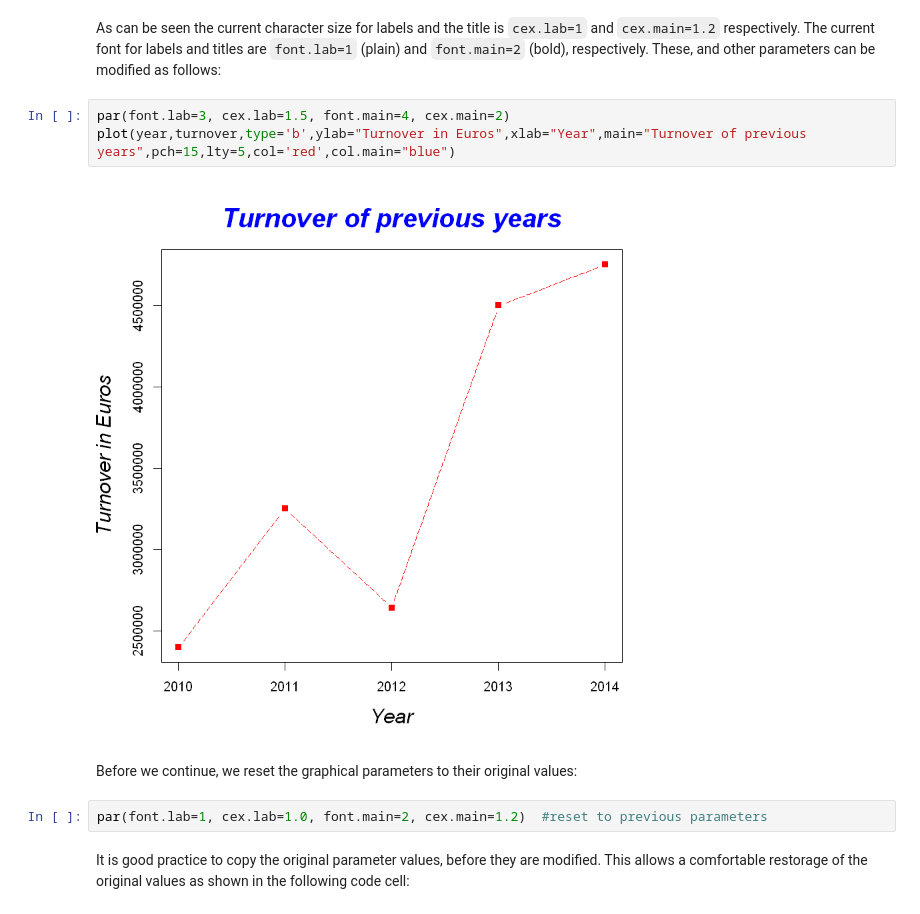
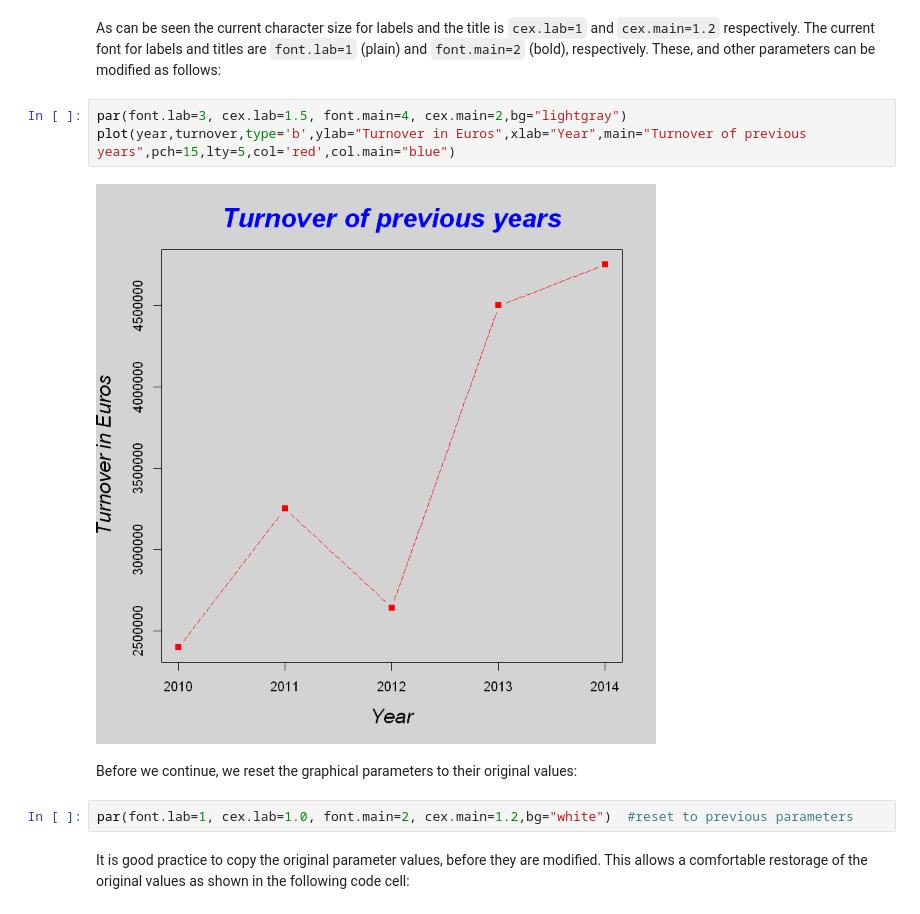
Before and after one commit to Mirza0602/Python, a Jupyter notebook: R/Lecture/01Basics/04Visualisation.ipynb, the cells around one changed output. Cells and saved outputs as stored; diff of their text form.

Commit message:
minor adaptations to 04Visualisation in R

```diff
--- a/R/Lecture/01Basics/04Visualisation.ipynb
+++ b/R/Lecture/01Basics/04Visualisation.ipynb
@@ -342,14 +344,14 @@ $ylbias
 # %% [markdown]
 As can be seen the current character size for labels and the title is `cex.lab=1` and `cex.main=1.2` respectively. The current font for labels and titles are `font.lab=1` (plain) and `font.main=2` (bold), respectively. These, and other parameters can be modified as follows:
 # %%
-par(font.lab=3, cex.lab=1.5, font.main=4, cex.main=2)
+par(font.lab=3, cex.lab=1.5, font.main=4, cex.main=2,bg="lightgray")
 plot(year,turnover,type='b',ylab="Turnover in Euros",xlab="Year",main="Turnover of previous years",pch=15,lty=5,col='red',col.main="blue")
 # %% [output]
-[figure, old version]
+[figure, new version]
 # %% [markdown]
 Before we continue, we reset the graphical parameters to their original values:
 # %%
-par(font.lab=1, cex.lab=1.0, font.main=2, cex.main=1.2)  #reset to previous parameters
+par(font.lab=1, cex.lab=1.0, font.main=2, cex.main=1.2,bg="white")  #reset to previous parameters
 # %% [markdown]
 It is good practice to copy the original parameter values, before they are modified. This allows a comfortable restorage of the original values as shown in the following code cell:
 # %%
```
Also changed, not shown: parts of 4 cells of this notebook.
